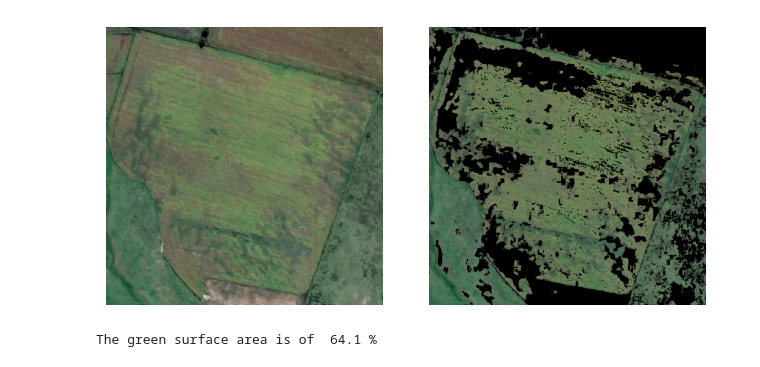
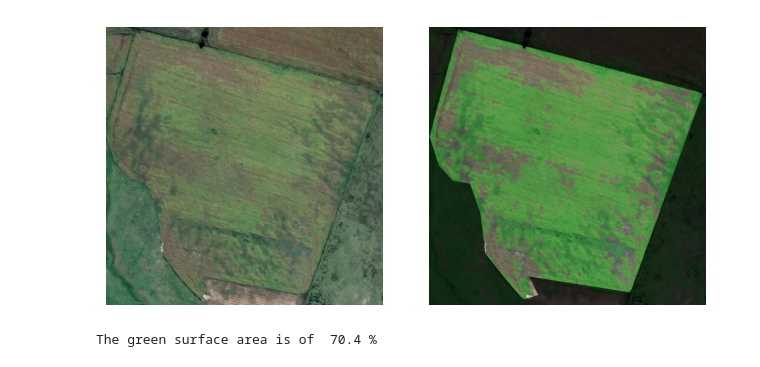
Before and after one commit to fmurphy97/Analyse-Agriculture-Satellite-Image, a Jupyter notebook: filter_image.ipynb, the cells around one changed output. Cells and saved outputs as stored; diff of their text form; code cells hidden in the pictures.

Commit message:
Add masks over the initial image with new colors

```diff
--- a/filter_image.ipynb
+++ b/filter_image.ipynb
@@ -20,0 +35,8 @@ green[imask] = img[imask]
+# %%
+img_cropper = ImageCropper(input_image_path)
+img_cropper.run()
+area_to_remove = img_cropper.mask
+
+plt.imshow(cv2.cvtColor(area_to_remove, cv2.COLOR_BGR2RGB))
+plt.axis('off')
+plt.show()
@@ -20,0 +45,12 @@ green[imask] = img[imask]
+# %%
+final_img = img.copy()
+
+# Highlight greens
+mask_indices = mask > 0
+opacity = 0.2
+final_img[mask_indices] = ((1- opacity) * final_img[mask_indices] + opacity * np.array([0,255,0]))
+
+# Dim Unwanted areas
+mask_indices = (area_to_remove == 0)
+opacity = 0.7
+final_img[mask_indices] = ((1- opacity) * final_img[mask_indices] + opacity * np.array([0,0,0]))
@@ -21,27 +63,24 @@ green[imask] = img[imask]
 # %%
-save = False
-if save:
-    ## save
-    cv2.imwrite("green3.png", green)
-else:
-    # Create a figure with two subplots
-    fig, axs = plt.subplots(1, 2)
+# Create a figure with two subplots
+fig, axs = plt.subplots(1, 2)
 
-    # Display the first image in the first subplot
-    axs[0].imshow(cv2.cvtColor(img, cv2.COLOR_BGR2RGB))
-    axs[0].axis('off')
+# Display the first image in the first subplot
+axs[0].imshow(cv2.cvtColor(img, cv2.COLOR_BGR2RGB))
+axs[0].axis('off')
 
-    # Adjust the layout
-    plt.tight_layout()
+# Adjust the layout
+plt.tight_layout()
 
-    # Show the plot with both images
-    axs[1].imshow(cv2.cvtColor(green, cv2.COLOR_BGR2RGB))
-    axs[1].axis('off')
-    plt.show()
+# Show the plot with both images
+axs[1].imshow(cv2.cvtColor(final_img, cv2.COLOR_BGR2RGB))
+axs[1].axis('off')
+plt.show()
 # %% [output]
-[figure, old version]
+[figure, new version]
 # %%
-green_ratio = np.count_nonzero(mask) / (mask.shape[0] * mask.shape[1])
-print("The green surface area is of ", round(green_ratio * 100, 2), "%")
+relevant_area = mask[area_to_remove > 0]
+
+green_ratio = np.count_nonzero(relevant_area) / relevant_area.shape[0]
+print("The green surface area is of ", round(green_ratio * 100, 1), "%")
 # %% [output]
-The green surface area is of  64.1 %
+The green surface area is of  70.4 %
```
Also changed, not shown: parts of 5 cells of this notebook, 6 other files.
